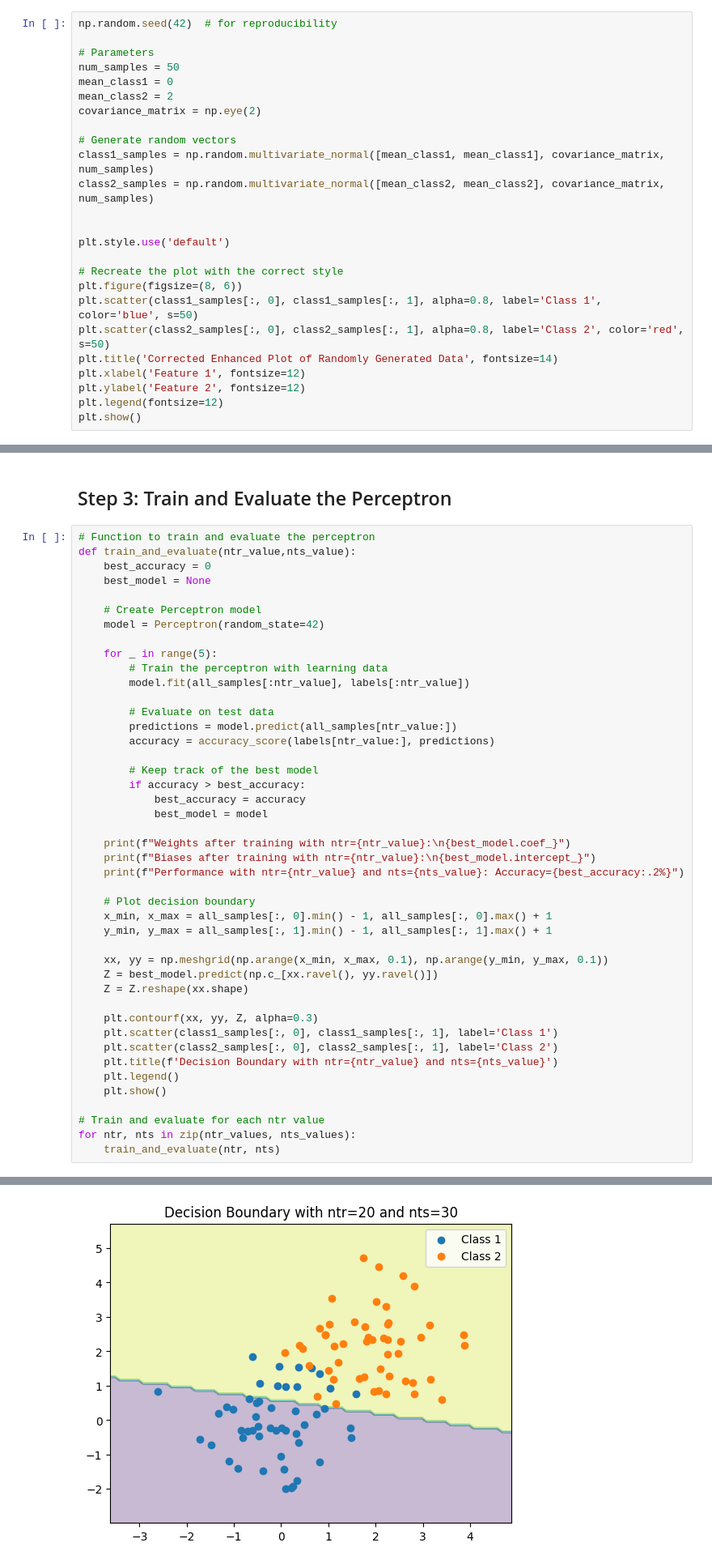
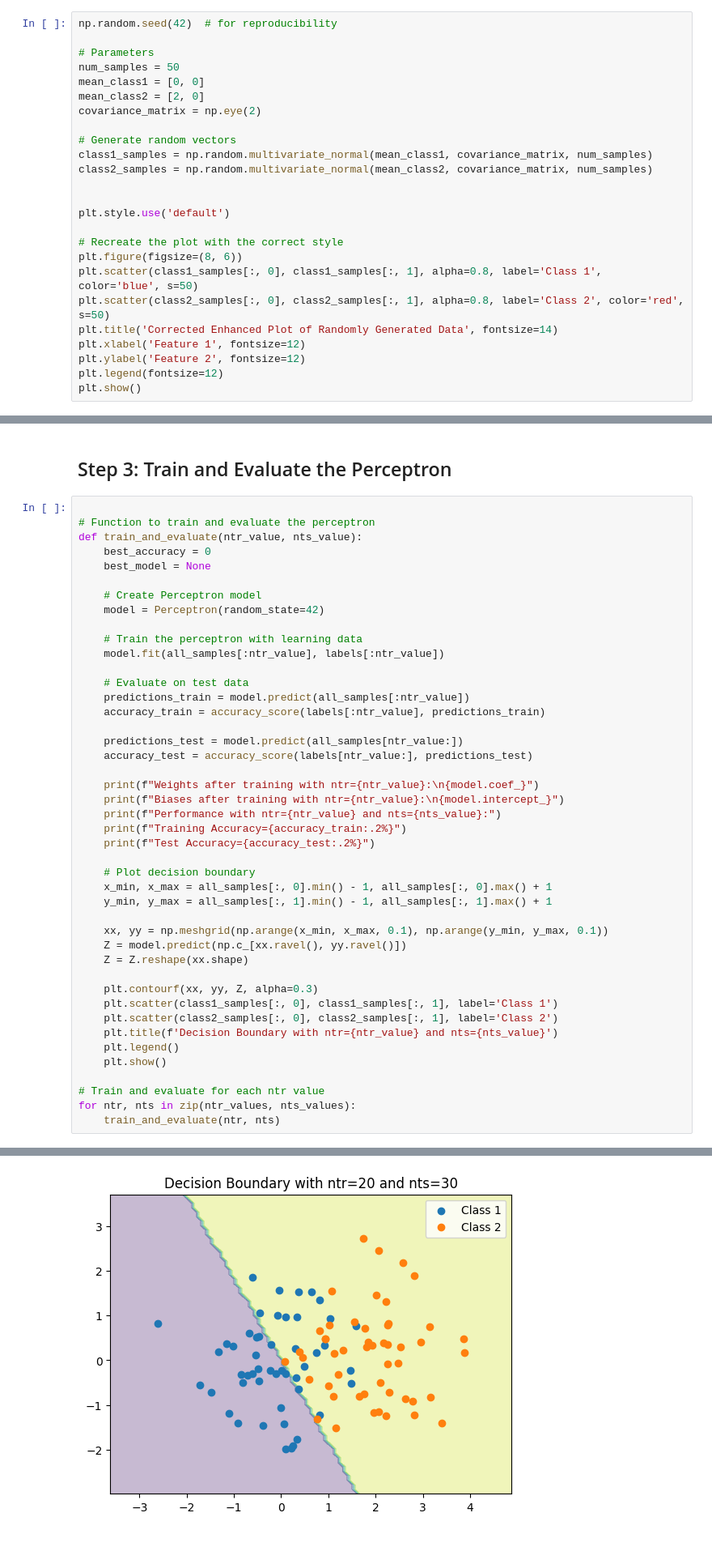
Before and after one commit to SMSajadi99/Nerual-Network, a Jupyter notebook: assinments/1/HW01-SingleLayerPerceptron-2Classes.ipynb, the cells around one changed output, grey strips where cells are left out. Shown: that part at 81% size. Drawn from its saved outputs; the diff is of its cells as text.

```diff
--- a/assinments/1/HW01-SingleLayerPerceptron-2Classes.ipynb
+++ b/assinments/1/HW01-SingleLayerPerceptron-2Classes.ipynb
@@ -14,13 +16,13 @@ np.random.seed(42)  # for reproducibility
 
 # Parameters
 num_samples = 50
-mean_class1 = 0
-mean_class2 = 2
+mean_class1 = [0, 0]
+mean_class2 = [2, 0]
 covariance_matrix = np.eye(2)
 
 # Generate random vectors
-class1_samples = np.random.multivariate_normal([mean_class1, mean_class1], covariance_matrix, num_samples)
-class2_samples = np.random.multivariate_normal([mean_class2, mean_class2], covariance_matrix, num_samples)
+class1_samples = np.random.multivariate_normal(mean_class1, covariance_matrix, num_samples)
+class2_samples = np.random.multivariate_normal(mean_class2, covariance_matrix, num_samples)
 
 
 plt.style.use('default')
@@ -54,37 +56,37 @@ nts_values = list(np.array(num_samples) - ntr_values)
 # %% [markdown]
 ## Step 3: Train and Evaluate the Perceptron
 # %%
+
 # Function to train and evaluate the perceptron
-def train_and_evaluate(ntr_value,nts_value):
+def train_and_evaluate(ntr_value, nts_value):
     best_accuracy = 0
     best_model = None
 
     # Create Perceptron model
     model = Perceptron(random_state=42)
 
-    for _ in range(5):
-        # Train the perceptron with learning data
-        model.fit(all_samples[:ntr_value], labels[:ntr_value])
+    # Train the perceptron with learning data
+    model.fit(all_samples[:ntr_value], labels[:ntr_value])
 
-        # Evaluate on test data
-        predictions = model.predict(all_samples[ntr_value:])
-        accuracy = accuracy_score(labels[ntr_value:], predictions)
+    # Evaluate on test data
+    predictions_train = model.predict(all_samples[:ntr_value])
+    accuracy_train = accuracy_score(labels[:ntr_value], predictions_train)
 
-        # Keep track of the best model
-        if accuracy > best_accuracy:
-            best_accuracy = accuracy
-            best_model = model
+    predictions_test = model.predict(all_samples[ntr_value:])
+    accuracy_test = accuracy_score(labels[ntr_value:], predictions_test)
 
-    print(f"Weights after training with ntr={ntr_value}:\n{best_model.coef_}")
-    print(f"Biases after training with ntr={ntr_value}:\n{best_model.intercept_}")
-    print(f"Performance with ntr={ntr_value} and nts={nts_value}: Accuracy={best_accuracy:.2%}")
+    print(f"Weights after training with ntr={ntr_value}:\n{model.coef_}")
+    print(f"Biases after training with ntr={ntr_value}:\n{model.intercept_}")
+    print(f"Performance with ntr={ntr_value} and nts={nts_value}:")
+    print(f"Training Accuracy={accuracy_train:.2%}")
+    print(f"Test Accuracy={accuracy_test:.2%}")
 
     # Plot decision boundary
     x_min, x_max = all_samples[:, 0].min() - 1, all_samples[:, 0].max() + 1
     y_min, y_max = all_samples[:, 1].min() - 1, all_samples[:, 1].max() + 1
 
     xx, yy = np.meshgrid(np.arange(x_min, x_max, 0.1), np.arange(y_min, y_max, 0.1))
-    Z = best_model.predict(np.c_[xx.ravel(), yy.ravel()])
+    Z = model.predict(np.c_[xx.ravel(), yy.ravel()])
     Z = Z.reshape(xx.shape)
 
     plt.contourf(xx, yy, Z, alpha=0.3)
@@ -112,2 +118,2 @@ Performance with ntr=20 and nts=30: Accuracy=86.25%
-[figure, old version]
+[figure, new version]
 Weights after training with ntr=30:
```
Also changed, not shown: parts of 3 cells of this notebook.
